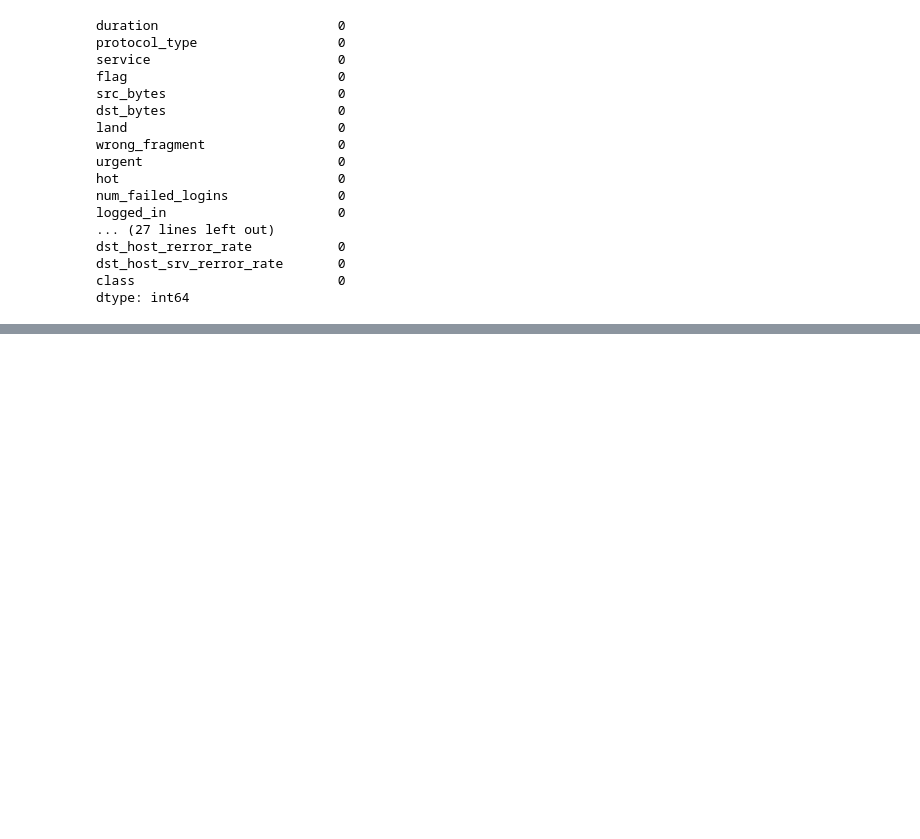
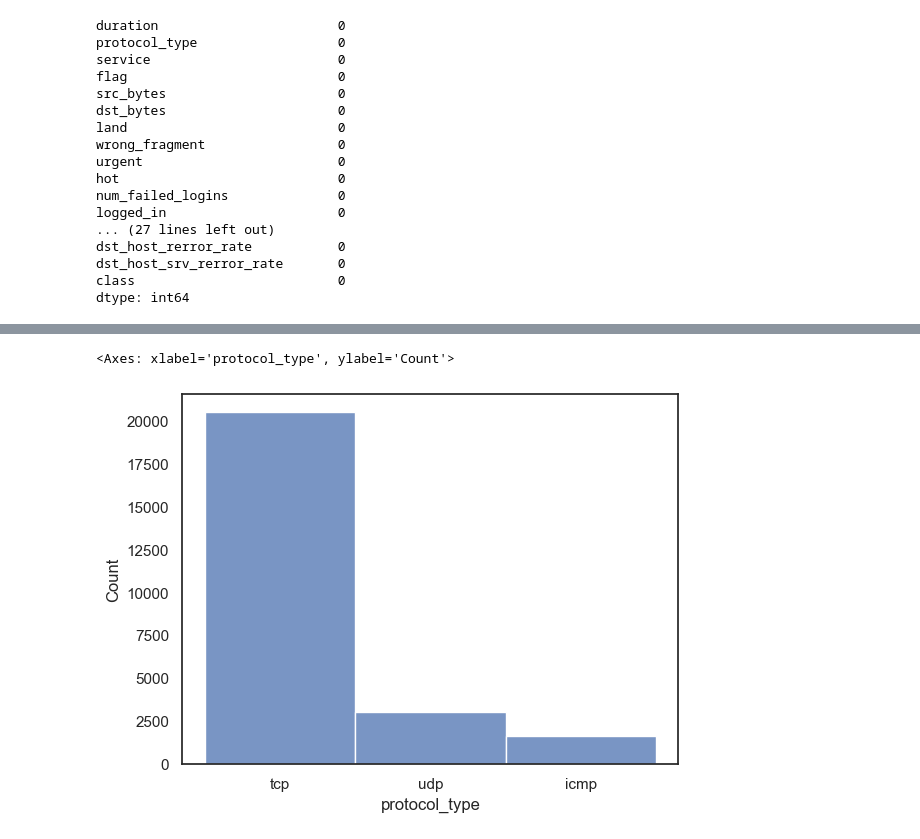
Before and after one commit to M4jkky/CRISP-DataMining, a Jupyter notebook: eda.ipynb, the cells around one changed output, grey strips where cells are left out. Saved outputs shown, nothing was run; the diff lists cells and outputs as text; code cells hidden in the pictures; blank space fills up the shorter version.

```diff
--- a/eda.ipynb
+++ b/eda.ipynb
@@ -72,0 +89,5 @@ dtype: int64
+# %%
+sns.histplot(df['protocol_type'])
+# %% [output]
+<Axes: xlabel='protocol_type', ylabel='Count'>
+[figure, added]
```
Also changed, not shown: parts of 17 cells of this notebook.
